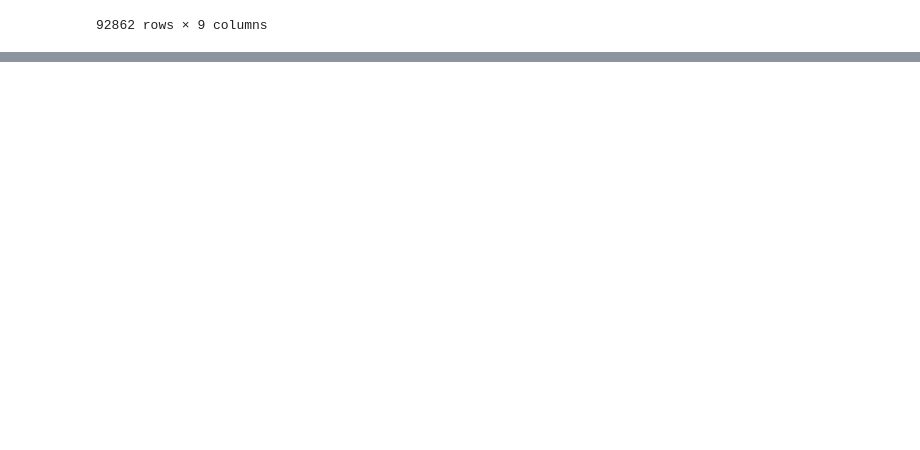
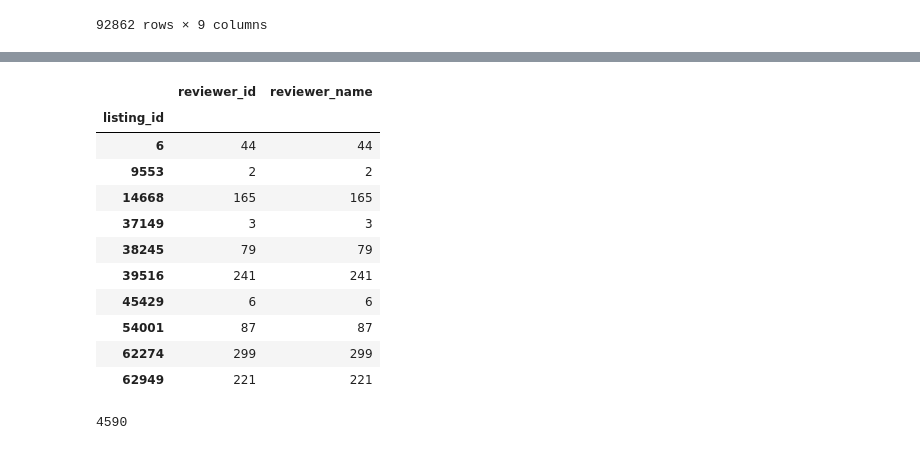
Before and after one commit to mas-dse-saachary/UCSD-MAS-Capstone-Project, a Jupyter notebook: Airbnb_Review_EDA.ipynb, the cells around one changed output, grey strips where cells are left out. Cells and saved outputs as stored; diff of their text form; code cells hidden in the pictures; blank space fills up the shorter version.

Commit message:
This is the update Review notebook

```diff
--- a/Airbnb_Review_EDA.ipynb
+++ b/Airbnb_Review_EDA.ipynb
@@ -28,6 +30,8 @@ neighborhoods = pd.read_csv('inside_airbnb/neighbourhoods.csv')
 reviews = pd.read_csv('inside_airbnb/reviews.csv')
 reviews_summ = pd.read_csv('inside_airbnb/reviews_summ.csv')
 calendar = pd.read_csv('inside_airbnb/calendar.csv')
+# %%
+stopWords = set(stopwords.words('english'))
 # %%
 reviews['comment_length'] = reviews['comments'].str.len()
 # %%
@@ -146,3 +150,14 @@ reviews['reviewer_weight'].unique()
 # %% [output]
 array([ 1,  3,  2,  6,  4,  7,  9,  5, 17, 10, 15, 19,  8, 27, 11, 14, 12,
        26], dtype=int64)
+# %%
+reviews['comments_stop_words_ratio'] = 0
+
+for w in reviews.index:
+    count = 0
+
+    for word in reviews['comments'][w].split(' '):
+        if word in stopWords:
+            count = count + 1
+
+    reviews['comments_stop_words_ratio'][w] = float(count)/(reviews['comment_word_count'][w])
@@ -169,0 +194,2 @@ reviews
+# %%
+reviewer_listing_pairs = reviews[['listing_id', 'reviewer_id', 'reviewer_name']]
@@ -169,0 +217,19 @@ reviews
+# %%
+reviewer_listing_pairs.groupby(['listing_id']).count().head(10)
+# %% [output]
+|  | reviewer_id | reviewer_name |
+| listing_id |  |  |
+| 6 | 44 | 44 |
+| 9553 | 2 | 2 |
+| 14668 | 165 | 165 |
+| 37149 | 3 | 3 |
+| 38245 | 79 | 79 |
+| 39516 | 241 | 241 |
+| 45429 | 6 | 6 |
+| 54001 | 87 | 87 |
+| 62274 | 299 | 299 |
+| 62949 | 221 | 221 |
+# %%
+len(reviewer_listing_pairs.groupby(['listing_id']).count())
+# %% [output]
+4590
```
Also changed, not shown: parts of 10 cells of this notebook.
